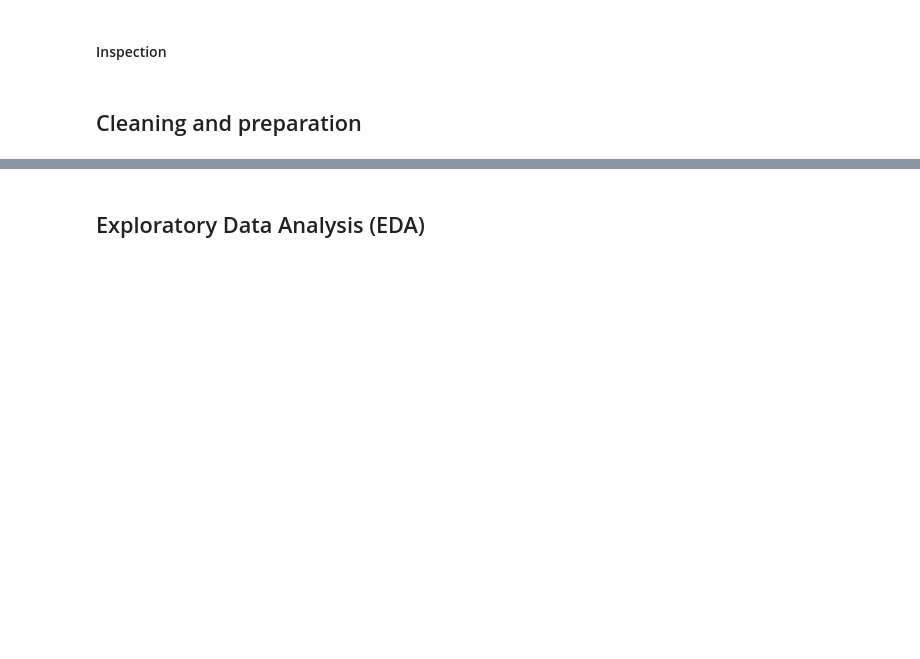
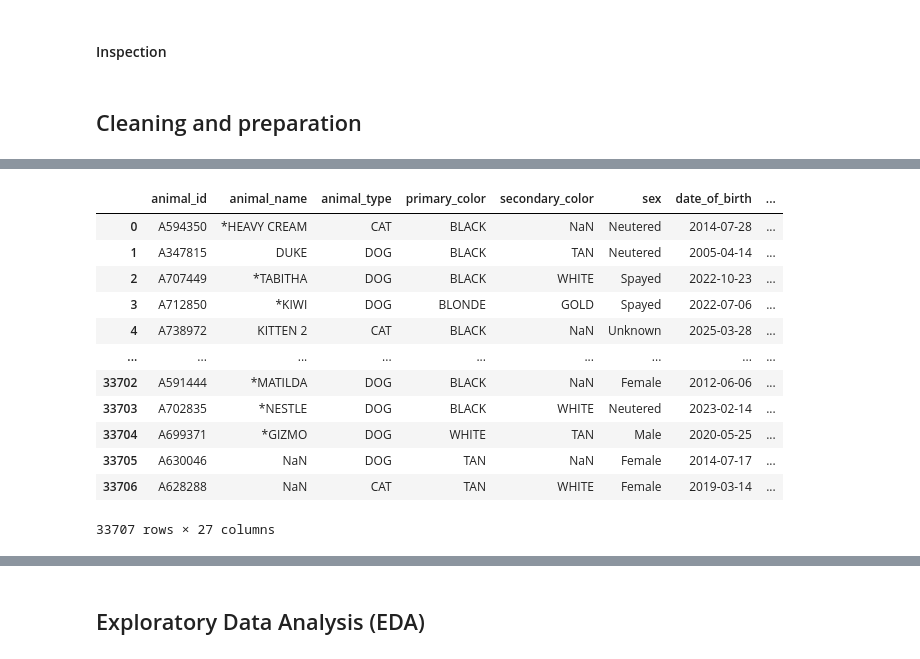
Before and after one commit to kozmik-moore/lb-animal-shelter-intakes-outcomes, a Jupyter notebook: code/notebook.ipynb, the cells around one changed output, grey strips where cells are left out. Saved outputs shown, nothing was run; the diff lists cells and outputs as text; code cells hidden in the pictures; blank space fills up the shorter version.

Commit message:
Cleaned data and added features. Updated README.

```diff
--- a/code/notebook.ipynb
+++ b/code/notebook.ipynb
@@ -203,0 +263,9 @@ for vars in vars_dict.values():
+# %%
+# Check intake and outcome dates against intake_duration
+df_clean['duration'] = df.outcome_date - df.intake_date
+intake_duration_series = pd.to_timedelta(df.intake_duration, unit='day')
+
+assert df_clean.duration.equals(intake_duration_series), '"Intake duration", "Intake date", "Outcome date" are inconsistent'
+
+df_clean.intake_duration = pd.to_timedelta(df.intake_duration, unit='day')
+df_clean.drop('duration', axis=1, inplace=True)
@@ -204,2 +276,4 @@ for vars in vars_dict.values():
 # %%
-# Add an age column
+# Add an "age at intake" column
+df_clean['age_at_intake'] = df.intake_date - df.date_of_birth
+df_clean.age_at_intake
@@ -205,0 +293,4 @@ for vars in vars_dict.values():
+# %%
+# Add an "age at outcome" column
+df_clean['age_at_outcome'] = df.outcome_date - df.date_of_birth
+df_clean.age_at_outcome
@@ -205,0 +310,21 @@ for vars in vars_dict.values():
+# %%
+# Add a "has_name" column
+df_clean['has_name'] = ~df.animal_name.isna()
+# %%
+# Add a "named_by_shelter" column
+df_clean['named_by_shelter'] = df.animal_name.str.contains(r'\*').astype(bool)
+df_clean
+# %% [output]
+|  | animal_id | animal_name | animal_type | primary_color | secondary_color | sex | date_of_birth | ... |
+| 0 | A594350 | *HEAVY CREAM | CAT | BLACK | NaN | Neutered | 2014-07-28 | ... |
+| 1 | A347815 | DUKE | DOG | BLACK | TAN | Neutered | 2005-04-14 | ... |
+| 2 | A707449 | *TABITHA | DOG | BLACK | WHITE | Spayed | 2022-10-23 | ... |
+| 3 | A712850 | *KIWI | DOG | BLONDE | GOLD | Spayed | 2022-07-06 | ... |
+| 4 | A738972 | KITTEN 2 | CAT | BLACK | NaN | Unknown | 2025-03-28 | ... |
+| ... | ... | ... | ... | ... | ... | ... | ... | ... |
+| 33702 | A591444 | *MATILDA | DOG | BLACK | NaN | Female | 2012-06-06 | ... |
+| 33703 | A702835 | *NESTLE | DOG | BLACK | WHITE | Neutered | 2023-02-14 | ... |
+| 33704 | A699371 | *GIZMO | DOG | WHITE | TAN | Male | 2020-05-25 | ... |
+| 33705 | A630046 | NaN | DOG | TAN | NaN | Female | 2014-07-17 | ... |
+| 33706 | A628288 | NaN | CAT | TAN | WHITE | Female | 2019-03-14 | ... |
+33707 rows × 27 columns
```
Also changed, not shown: parts of 13 cells of this notebook, 2 other files.
